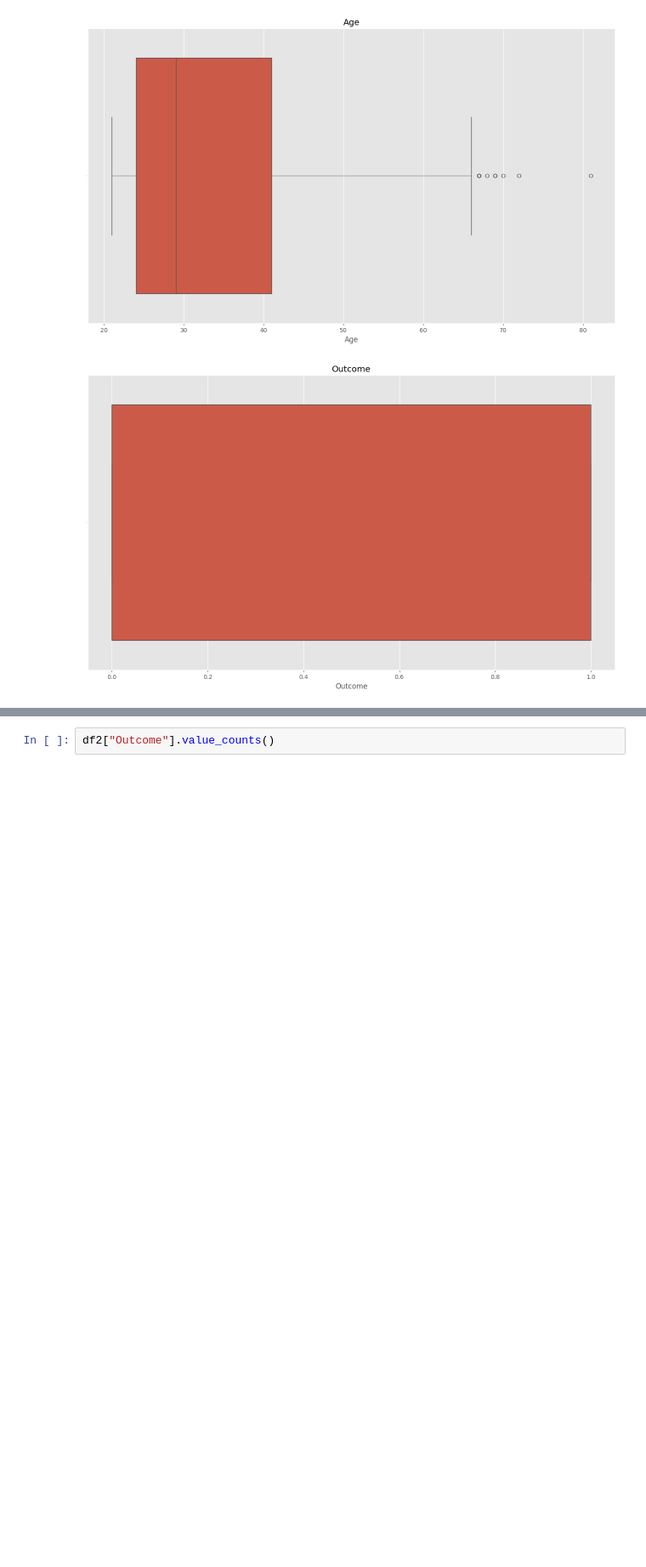
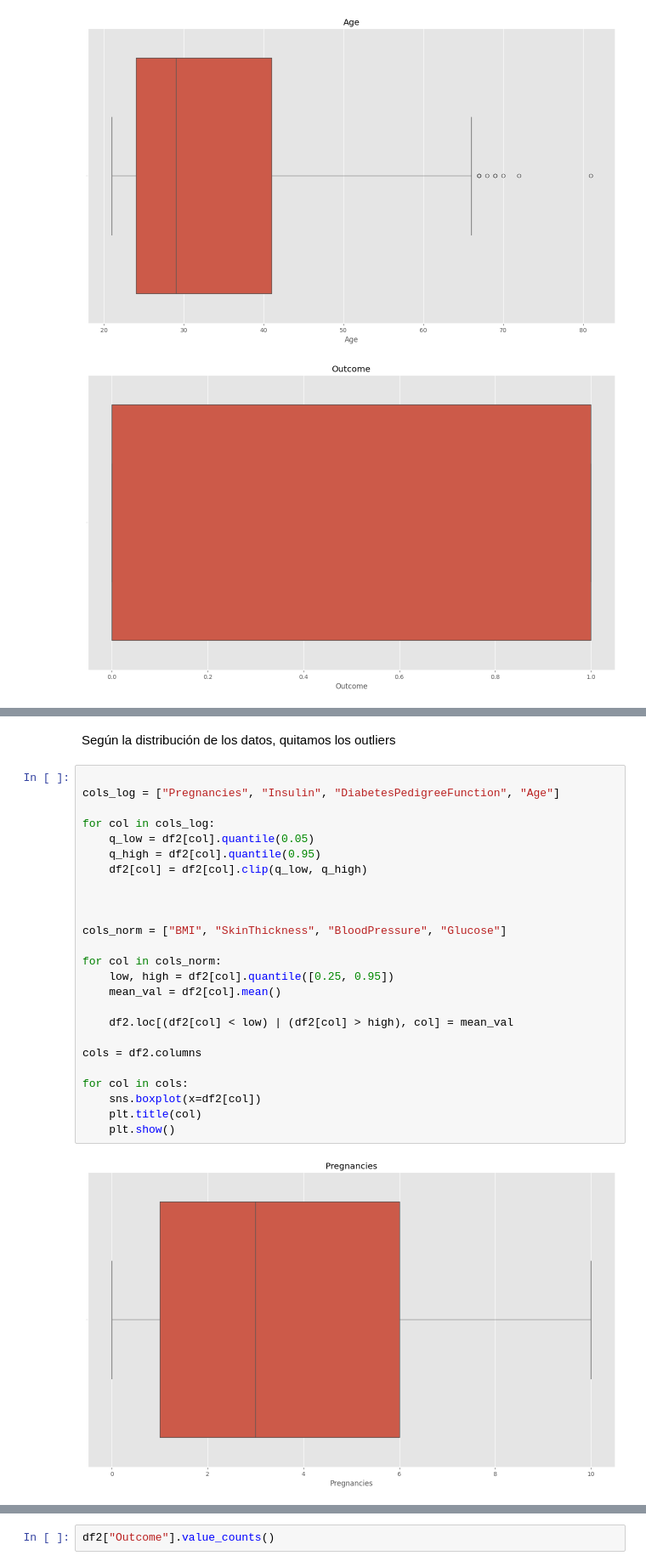
Before and after one commit to Ciclo-Especializacion-IA-y-BigData/actividad-clasificaci-n-knn-angelbarrientossimo, a Jupyter notebook: 2.1.Supervised-KNN-Classification.ipynb, the cells around one changed output, grey strips where cells are left out. Shown at 85% size. Drawn from its saved outputs; the diff is of its cells as text; blank space fills up the shorter version.

```diff
--- a/2.1.Supervised-KNN-Classification.ipynb
+++ b/2.1.Supervised-KNN-Classification.ipynb
@@ -485,0 +506,29 @@ for col in cols:
+# %% [markdown]
+Según la distribución de los datos, quitamos los outliers
+# %%
+
+cols_log = ["Pregnancies", "Insulin", "DiabetesPedigreeFunction", "Age"]
+
+for col in cols_log:
+    q_low = df2[col].quantile(0.05)
+    q_high = df2[col].quantile(0.95)
+    df2[col] = df2[col].clip(q_low, q_high)
+
+
+
+cols_norm = ["BMI", "SkinThickness", "BloodPressure", "Glucose"]
+
+for col in cols_norm:
+    low, high = df2[col].quantile([0.25, 0.95])
+    mean_val = df2[col].mean()
+
+    df2.loc[(df2[col] < low) | (df2[col] > high), col] = mean_val
+
+cols = df2.columns
+
+for col in cols:
+    sns.boxplot(x=df2[col])
+    plt.title(col)
+    plt.show()
+# %% [output]
+[figure, added]
```
Also changed, not shown: parts of 17 cells of this notebook.
